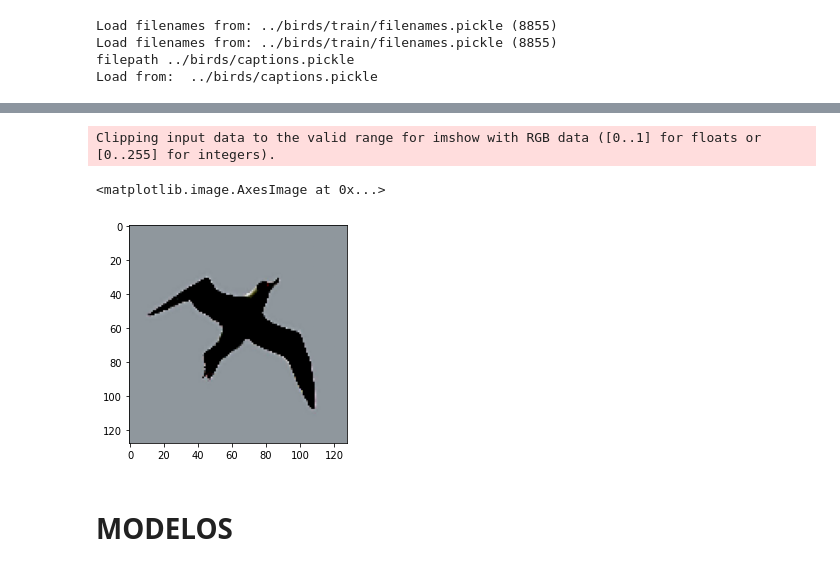
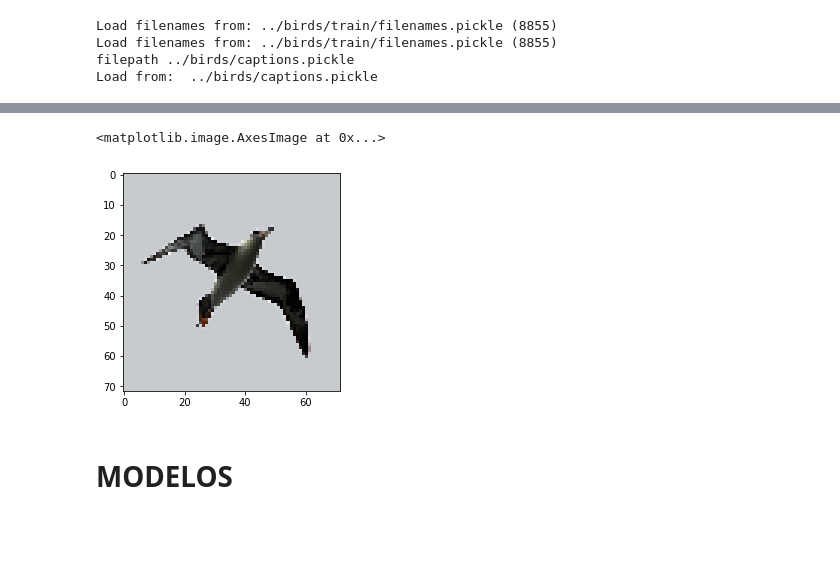
Before and after one commit to Ian-O-W/TFM-Text-To-Image, a Jupyter notebook: CUB 2 Github.ipynb, the cells around one changed output, grey strips where cells are left out. Drawn from its saved outputs; the diff is of its cells as text; code cells hidden in the pictures; blank space fills up the shorter version.

```diff
--- a/CUB 2 Github.ipynb
+++ b/CUB 2 Github.ipynb
@@ -224,10 +217,10 @@ class PREPARE_IMAGE():
         # tamaños a los que escalo
         if BRANCH_NUM>0:
             for i in range(BRANCH_NUM):
-                self.imsize.append(self.BASE_SIZE)
+                self.imsize.append(self.BASE_SIZE+(self.BASE_SIZE//8))
                 self.BASE_SIZE = self.BASE_SIZE * 2
         else:
-            self.imsize.append(self.BASE_SIZE)
+            self.imsize.append(self.BASE_SIZE+(self.BASE_SIZE//8))
         self.bbox = self.load_bbox()
         self.class_id = self.load_class_id(data_dir, split, len(self.filenames))
     def get_imgs(self, img_path, imsize, bbox=None):
@@ -249,8 +242,8 @@ class PREPARE_IMAGE():
             x2 = np.minimum(width, center_x + r)
             img = img.crop([x1, y1, x2, y2])
         #aumentado con flip
-        if np.random.rand()<0.5:
-            img = np.fliplr(img)
+       # if np.random.rand()<0.5:
+       #     img = np.fliplr(img)
         # Escalo la imagen a distintos tamaños
         # La última de las veces NO
         if BRANCH_NUM>0:
@@ -370,5 +363,5 @@ class PREPARE_IMAGE():
         #wrong_cls_id = self.class_id[wrong_idx]
 
         #return imgs, caps, cap_len, cls_id, key, wrong_caps, wrong_cap_len, wrong_cls_id
-       # return imgs, caps, cls_id, key, wrong_caps, wrong_cls_id
+        #return imgs, caps, cls_id, key, wrong_caps, wrong_cls_id
         return imgs, caps, None, None, None, None
@@ -417,8 +410,7 @@ To enable them in other operations, rebuild TensorFlow with the appropriate comp
 # %%
-plt.imshow(imgs[-1])
+plt.imshow((imgs+1)/2)
 # %% [output]
-Clipping input data to the valid range for imshow with RGB data ([0..1] for floats or [0..255] for integers).
+<matplotlib.image.AxesImage at 0x...>
-<matplotlib.image.AxesImage at 0x...>
-[figure, old version]
+[figure, new version]
 # %% [markdown]
 # MODELOS
```
Also changed, not shown: parts of 44 cells of this notebook.
